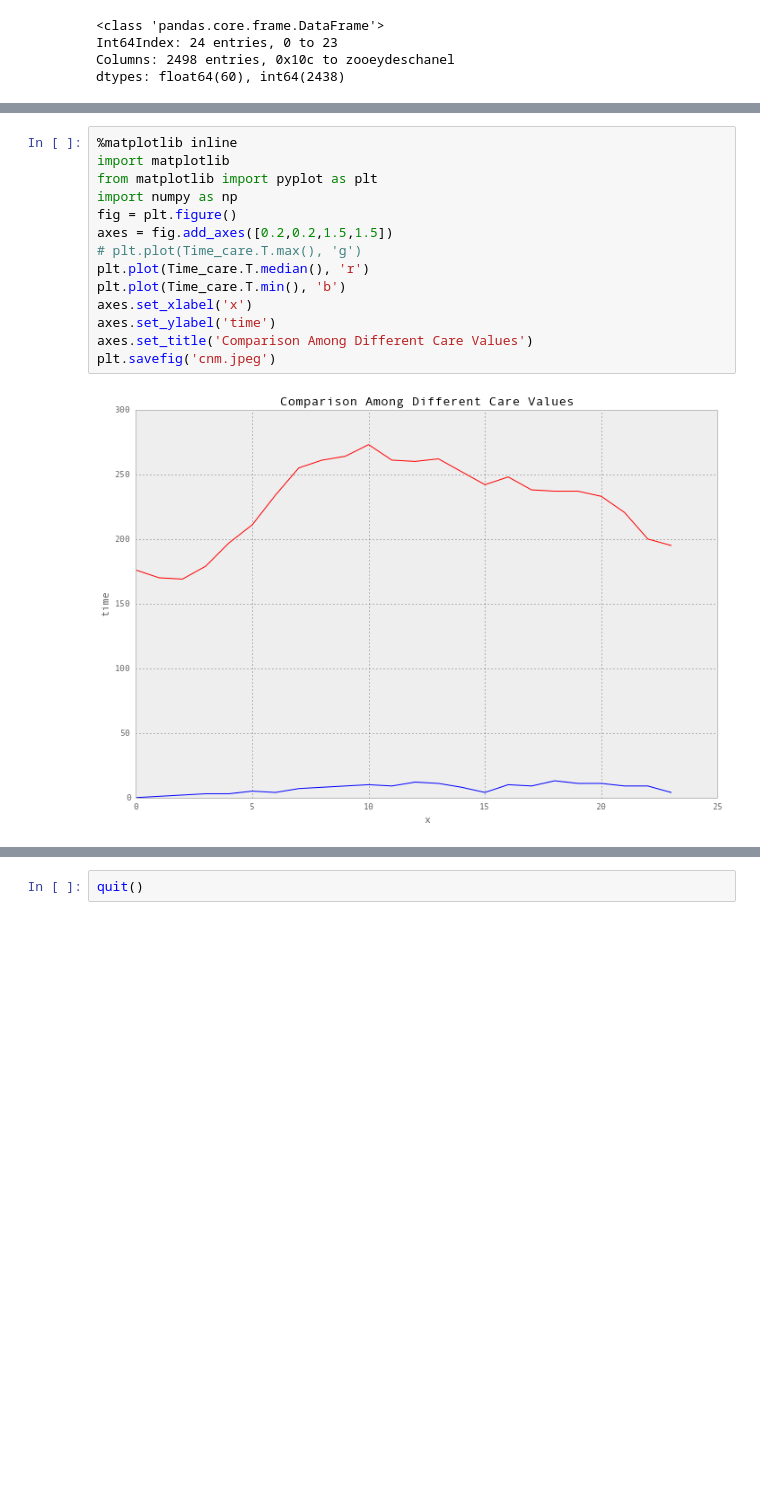
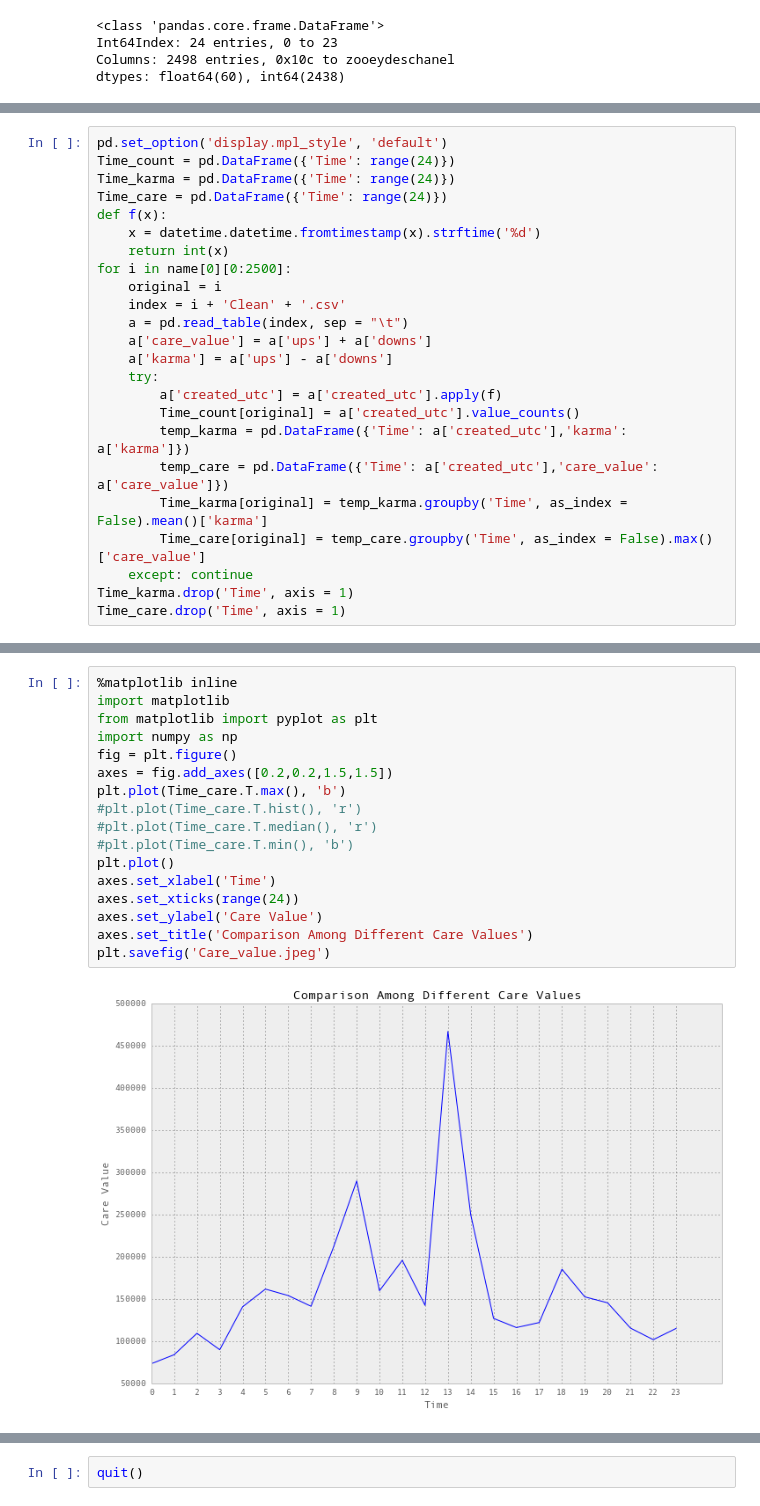
Before and after one commit to grepJimmyGu/capstone, a Jupyter notebook: Project.ipynb, the cells around one changed output, grey strips where cells are left out. Cells and saved outputs as stored; diff of their text form; blank space fills up the shorter version.

```diff
--- a/Project.ipynb
+++ b/Project.ipynb
@@ -83,0 +94,24 @@ dtypes: float64(60), int64(2438)
+# %%
+pd.set_option('display.mpl_style', 'default')
+Time_count = pd.DataFrame({'Time': range(24)})
+Time_karma = pd.DataFrame({'Time': range(24)})
+Time_care = pd.DataFrame({'Time': range(24)})
+def f(x):
+    x = datetime.datetime.fromtimestamp(x).strftime('%d')
+    return int(x)
+for i in name[0][0:2500]:
+    original = i
+    index = i + 'Clean' + '.csv'
+    a = pd.read_table(index, sep = "\t")
+    a['care_value'] = a['ups'] + a['downs']
+    a['karma'] = a['ups'] - a['downs']
+    try:
+        a['created_utc'] = a['created_utc'].apply(f)
+        Time_count[original] = a['created_utc'].value_counts()
+        temp_karma = pd.DataFrame({'Time': a['created_utc'],'karma': a['karma']})
+        temp_care = pd.DataFrame({'Time': a['created_utc'],'care_value': a['care_value']})
+        Time_karma[original] = temp_karma.groupby('Time', as_index = False).mean()['karma']
+        Time_care[original] = temp_care.groupby('Time', as_index = False).max()['care_value']
+    except: continue
+Time_karma.drop('Time', axis = 1)
+Time_care.drop('Time', axis = 1)
@@ -84,16 +157,19 @@ dtypes: float64(60), int64(2438)
 # %%
 %matplotlib inline
 import matplotlib
 from matplotlib import pyplot as plt
 import numpy as np
 fig = plt.figure()
 axes = fig.add_axes([0.2,0.2,1.5,1.5])
-# plt.plot(Time_care.T.max(), 'g')
-plt.plot(Time_care.T.median(), 'r')
-plt.plot(Time_care.T.min(), 'b')
-axes.set_xlabel('x')
-axes.set_ylabel('time')
+plt.plot(Time_care.T.max(), 'b')
+#plt.plot(Time_care.T.hist(), 'r')
+#plt.plot(Time_care.T.median(), 'r')
+#plt.plot(Time_care.T.min(), 'b')
+plt.plot()
+axes.set_xlabel('Time')
+axes.set_xticks(range(24))
+axes.set_ylabel('Care Value')
 axes.set_title('Comparison Among Different Care Values')
-plt.savefig('cnm.jpeg')
+plt.savefig('Care_value.jpeg')
 # %% [output]
-[figure, old version]
+[figure, new version]
```
Also changed, not shown: parts of 29 cells of this notebook.
